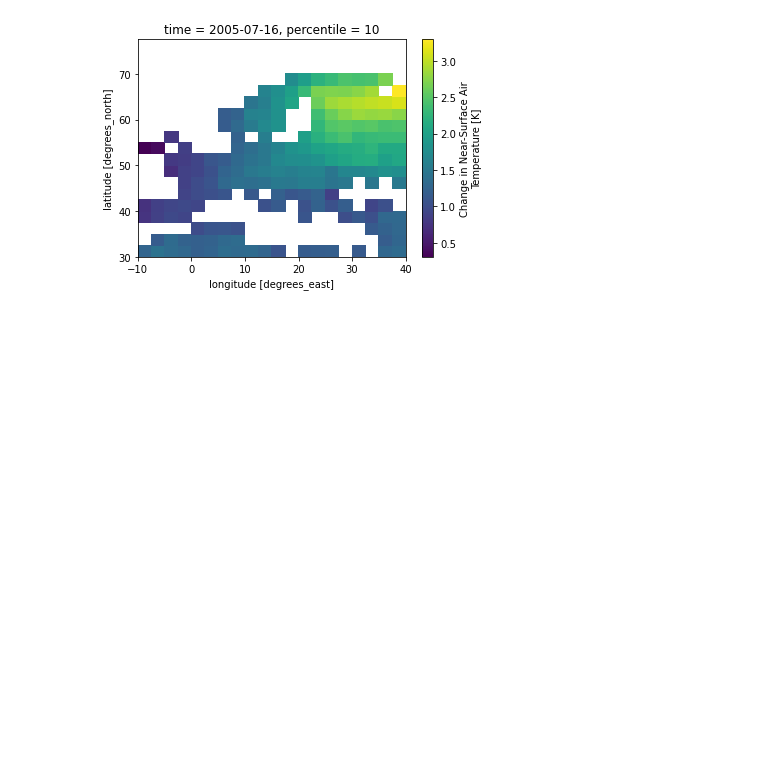
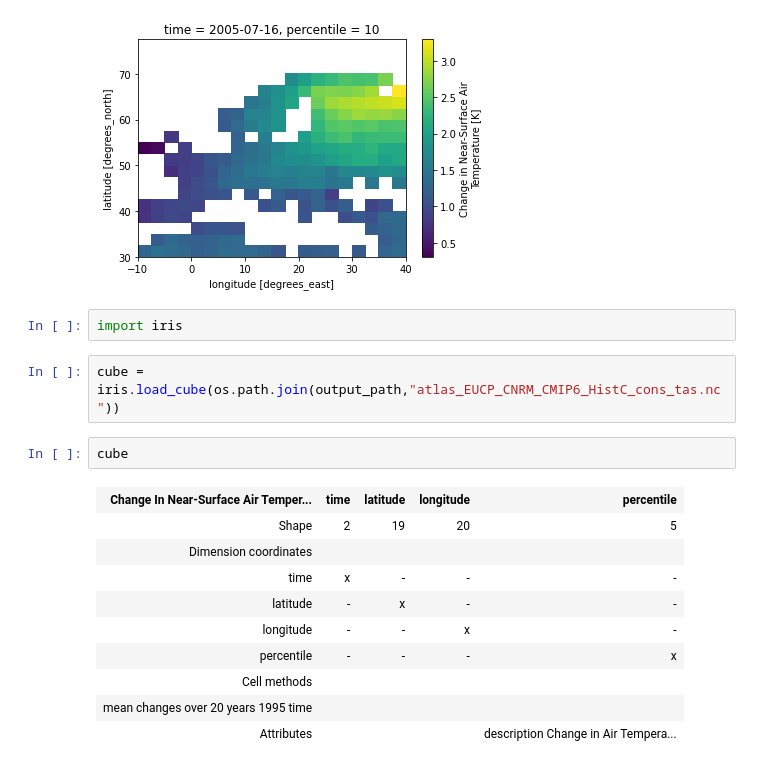
Before and after one commit to eucp-project/atlas, a Jupyter notebook: python/cleanup_CNRM_HistC_atlas_netcdf.ipynb, the cells around one changed output. Cells and saved outputs as stored; diff of their text form; blank space fills up the shorter version.

```diff
--- a/python/cleanup_CNRM_HistC_atlas_netcdf.ipynb
+++ b/python/cleanup_CNRM_HistC_atlas_netcdf.ipynb
@@ -243,3 +246,20 @@ ds.tas.sel(percentile=10).isel(time=0).plot()
 # %% [output]
 <matplotlib.collections.QuadMesh at 0x...>
 [figure]
+# %%
+import iris
+# %%
+cube = iris.load_cube(os.path.join(output_path,"atlas_EUCP_CNRM_CMIP6_HistC_cons_tas.nc"))
+# %%
+cube
+# %% [output]
+| Change In Near-Surface Air Temper... | time | latitude | longitude | percentile |
+| Shape | 2 | 19 | 20 | 5 |
+| Dimension coordinates |  |  |  |  |
+| time | x | - | - | - |
+| latitude | - | x | - | - |
+| longitude | - | - | x | - |
+| percentile | - | - | - | x |
+| Cell methods |  |  |  |  |
+| mean changes over 20 years 1995 time |  |  |  |  |
+| Attributes |  |  |  | description Change in Air Tempera... |
```
Also changed, not shown: parts of 2 cells of this notebook.
